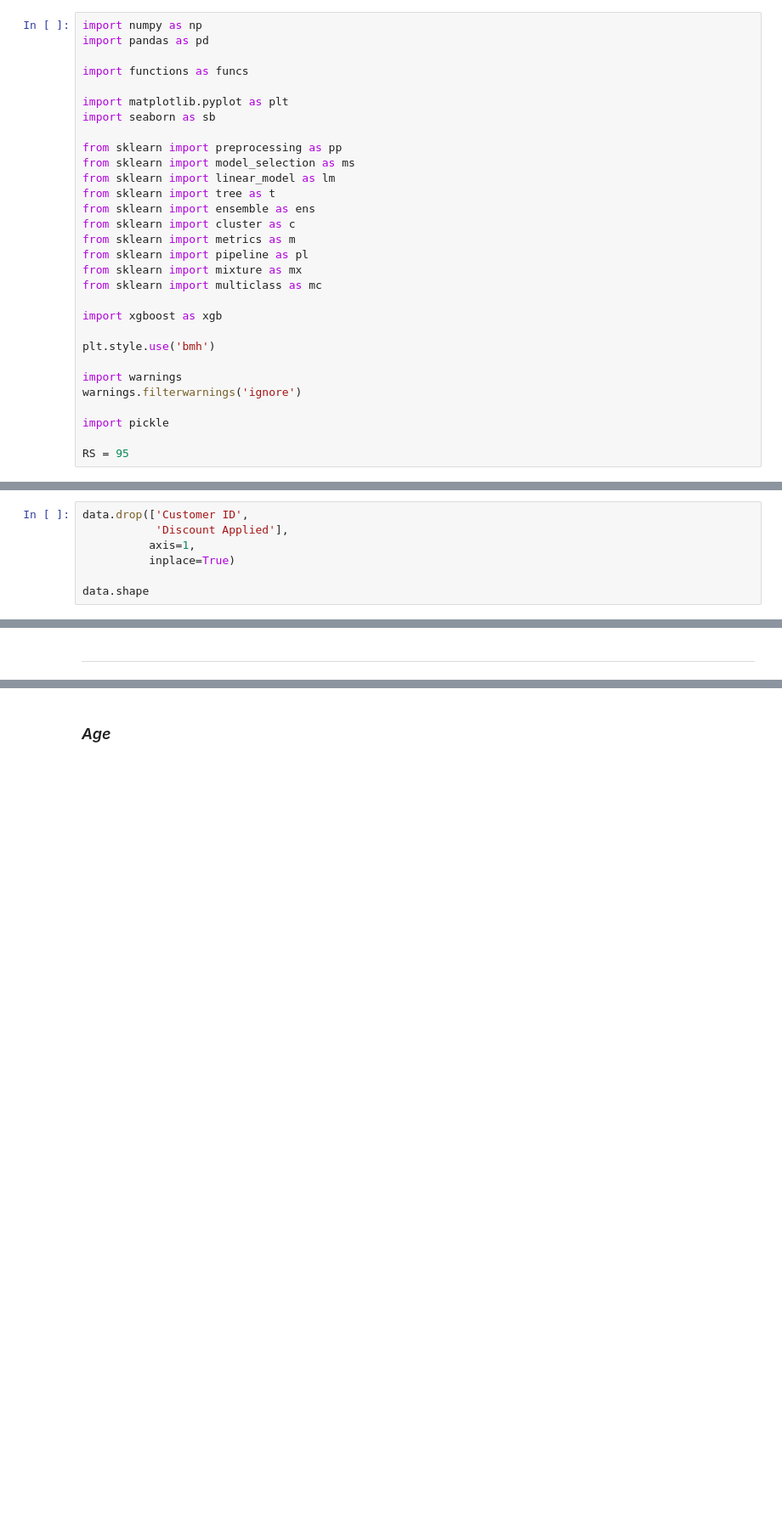
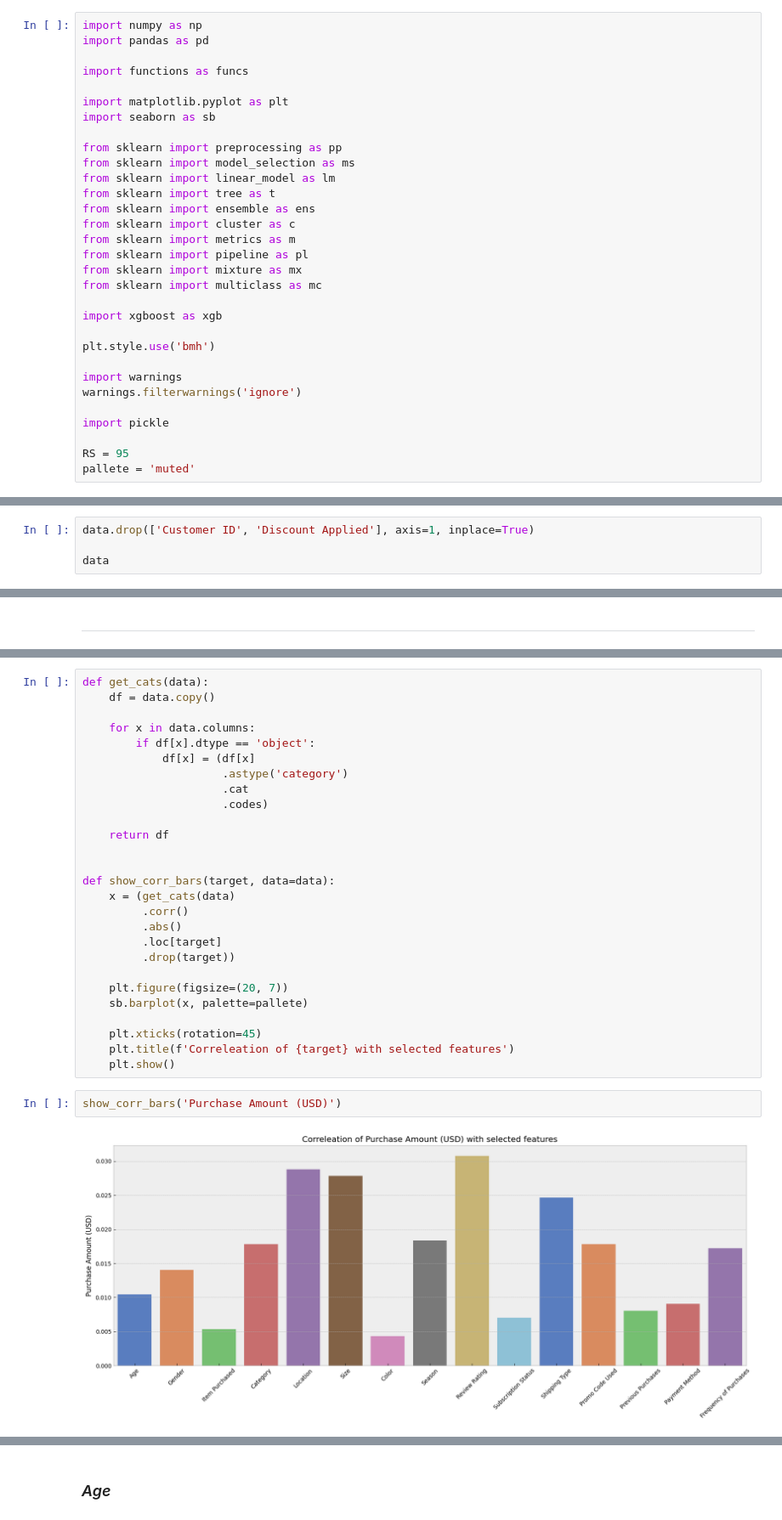
Before and after one commit to georgekovin/Consumer-Behavior-and-Shopping-Habits-Research, a Jupyter notebook: research.ipynb, the cells around one changed output, grey strips where cells are left out. Shown: that part at 85% size. Drawn from its saved outputs; the diff is of its cells as text; blank space fills up the shorter version.

```diff
--- a/research.ipynb
+++ b/research.ipynb
@@ -38,6 +36,7 @@ warnings.filterwarnings('ignore')
 import pickle
 
 RS = 95
+pallete = 'muted'
 # %% [markdown]
 ## Read Data
 # %%
@@ -105,8 +108,5 @@ data.describe(include='object').round(2)
 # %%
-data.drop(['Customer ID',
-           'Discount Applied'],
-          axis=1,
-          inplace=True)
+data.drop(['Customer ID', 'Discount Applied'], axis=1, inplace=True)
 
-data.shape
+data
 # %% [output]
@@ -123,0 +183,31 @@ I will research this data in the context of `Frequency of Purchases`, because th
+# %%
+def get_cats(data):
+    df = data.copy()
+
+    for x in data.columns:
+        if df[x].dtype == 'object':
+            df[x] = (df[x]
+                     .astype('category')
+                     .cat
+                     .codes)
+
+    return df
+
+
+def show_corr_bars(target, data=data):
+    x = (get_cats(data)
+         .corr()
+         .abs()
+         .loc[target]
+         .drop(target))
+
+    plt.figure(figsize=(20, 7))
+    sb.barplot(x, palette=pallete)
+
+    plt.xticks(rotation=45)
+    plt.title(f'Correleation of {target} with selected features')
+    plt.show()
+# %%
+show_corr_bars('Purchase Amount (USD)')
+# %% [output]
+[figure, added]
```
Also changed, not shown: parts of 93 cells of this notebook.
